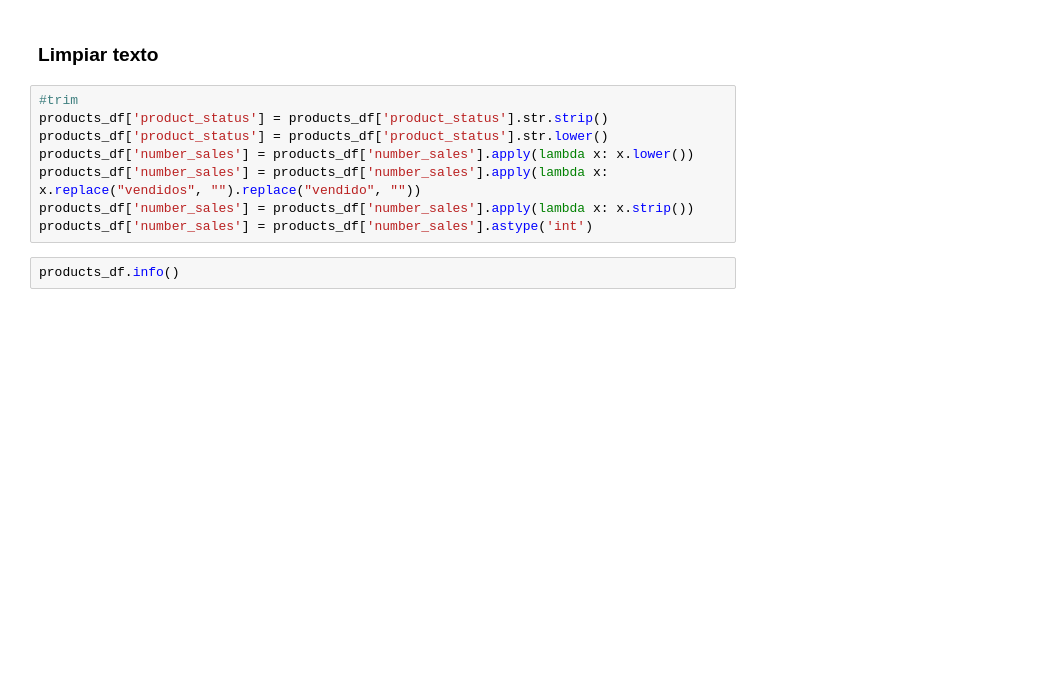
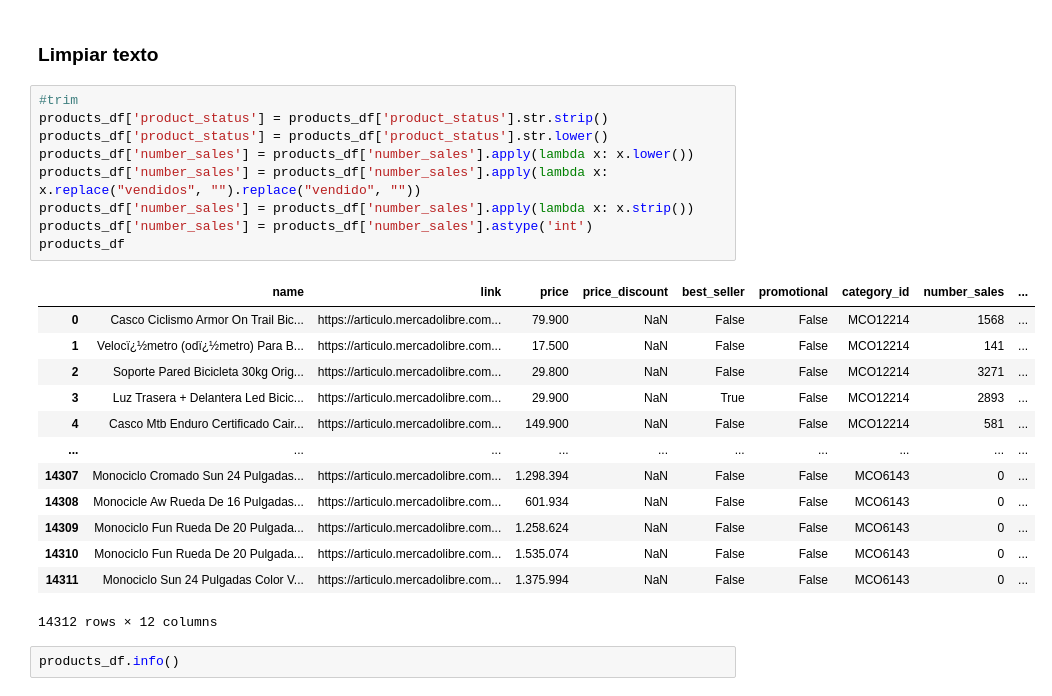
Before and after one commit to 91-julian-sanchez/big-commerce, a Jupyter notebook: _datascience/Best seller.ipynb, the cells around one changed output. Saved outputs shown, nothing was run; the diff lists cells and outputs as text; blank space fills up the shorter version.

```diff
--- a/_datascience/Best seller.ipynb
+++ b/_datascience/Best seller.ipynb
@@ -98,11 +98,26 @@ products_df[['product_status','number_sales']] = products_df['number_sales'].str
 # %%
 #trim
 products_df['product_status'] = products_df['product_status'].str.strip()
 products_df['product_status'] = products_df['product_status'].str.lower()
 products_df['number_sales'] = products_df['number_sales'].apply(lambda x: x.lower())
 products_df['number_sales'] = products_df['number_sales'].apply(lambda x: x.replace("vendidos", "").replace("vendido", ""))
 products_df['number_sales'] = products_df['number_sales'].apply(lambda x: x.strip())
 products_df['number_sales'] = products_df['number_sales'].astype('int')
+products_df
+# %% [output]
+|  | name | link | price | price_discount | best_seller | promotional | category_id | number_sales | ... |
+| 0 | Casco Ciclismo Armor On Trail Bic... | https://articulo.mercadolibre.com... | 79.900 | NaN | False | False | MCO12214 | 1568 | ... |
+| 1 | Velocï¿½metro (odï¿½metro) Para B... | https://articulo.mercadolibre.com... | 17.500 | NaN | False | False | MCO12214 | 141 | ... |
+| 2 | Soporte Pared Bicicleta 30kg Orig... | https://articulo.mercadolibre.com... | 29.800 | NaN | False | False | MCO12214 | 3271 | ... |
+| 3 | Luz Trasera + Delantera Led Bicic... | https://articulo.mercadolibre.com... | 29.900 | NaN | True | False | MCO12214 | 2893 | ... |
+| 4 | Casco Mtb Enduro Certificado Cair... | https://articulo.mercadolibre.com... | 149.900 | NaN | False | False | MCO12214 | 581 | ... |
+| ... | ... | ... | ... | ... | ... | ... | ... | ... | ... |
+| 14307 | Monociclo Cromado Sun 24 Pulgadas... | https://articulo.mercadolibre.com... | 1.298.394 | NaN | False | False | MCO6143 | 0 | ... |
+| 14308 | Monocicle Aw Rueda De 16 Pulgadas... | https://articulo.mercadolibre.com... | 601.934 | NaN | False | False | MCO6143 | 0 | ... |
+| 14309 | Monociclo Fun Rueda De 20 Pulgada... | https://articulo.mercadolibre.com... | 1.258.624 | NaN | False | False | MCO6143 | 0 | ... |
+| 14310 | Monociclo Fun Rueda De 20 Pulgada... | https://articulo.mercadolibre.com... | 1.535.074 | NaN | False | False | MCO6143 | 0 | ... |
+| 14311 | Monociclo Sun 24 Pulgadas Color V... | https://articulo.mercadolibre.com... | 1.375.994 | NaN | False | False | MCO6143 | 0 | ... |
+14312 rows × 12 columns
 # %%
 products_df.info()
 # %% [output]
```
Also changed, not shown: parts of 1 cell of this notebook, 5 other files.
